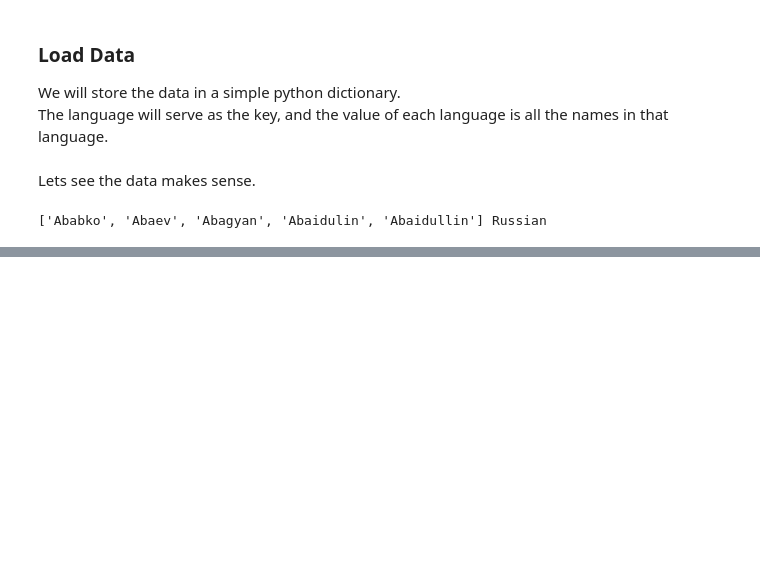
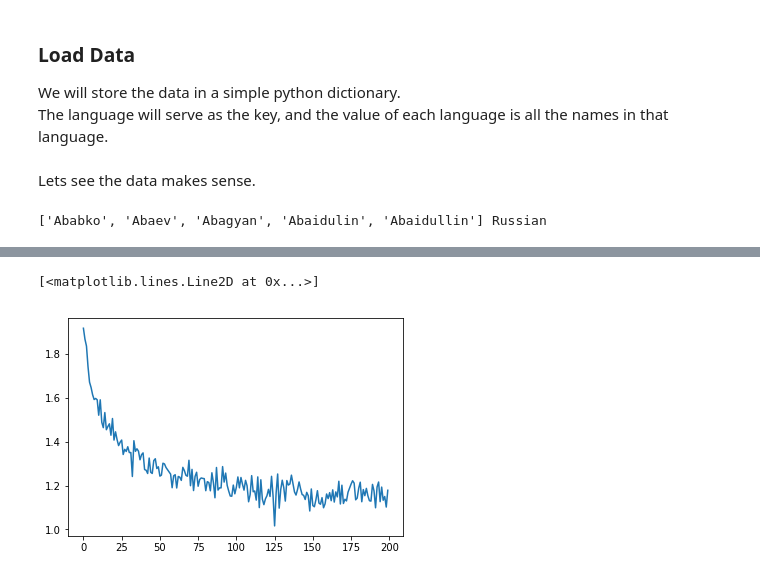
Before and after one commit to yoavo1984/dl_tutorial, a Jupyter notebook: rnn_tutorial.ipynb, the cells around one changed output, grey strips where cells are left out. Cells and saved outputs as stored; diff of their text form; code cells hidden in the pictures; blank space fills up the shorter version.

Commit message:
Rnn tutorial : network and training are ready

```diff
--- a/rnn_tutorial.ipynb
+++ b/rnn_tutorial.ipynb
@@ -78,0 +177,41 @@ def letter_to_index(l):
+# %%
+def train(language_tensor, line_tensor):
+    hidden =torch.zeros(1, n_hidden)
+
+
+    optimizer.zero_grad()
+
+    line_len = line_tensor.size()[0]
+
+    for i in range(line_len):
+        output, hidden = rnn(line_tensor[i], hidden)
+
+    loss = criterion(output, language_tensor)
+    loss.backward()
+
+    optimizer.step()
+
+    return output, loss.item()
+# %%
+import time
+import math
+
+n_iters     = 200000
+print_every = 5000
+plot_every  = 1000
+
+current_loss = 0
+all_losses = []
+
+for iter in range(1, n_iters + 1):
+    lng, line, lng_tensor, line_tensor = random_training_example()
+    output, loss = train(lng_tensor, line_tensor)
+
+    current_loss += loss
+    if (iter % print_every) == 0:
+        lng_p, lng_i = get_language_from_output(output)
+        print("iter :{} True:{} Predicted:{} On:{}".format(iter, lng, lng_p, line))
+
+    if (iter % plot_every) == 0:
+        all_losses.append(current_loss / plot_every)
+        current_loss = 0
@@ -78,0 +236,5 @@ def letter_to_index(l):
+# %%
+plt.plot(all_losses)
+# %% [output]
+[<matplotlib.lines.Line2D at 0x...>]
+[figure, added]
```
Also changed, not shown: parts of 17 cells of this notebook.
